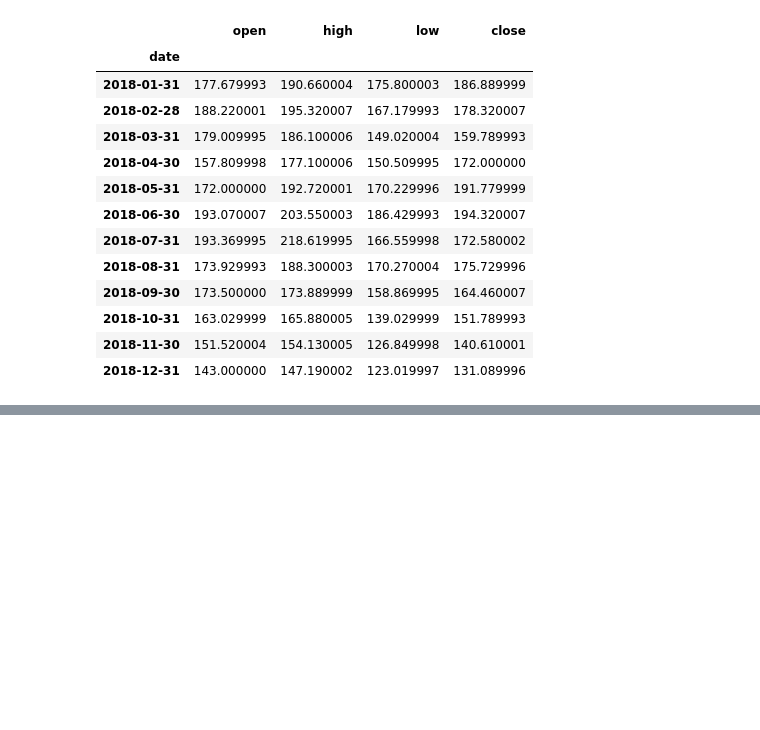
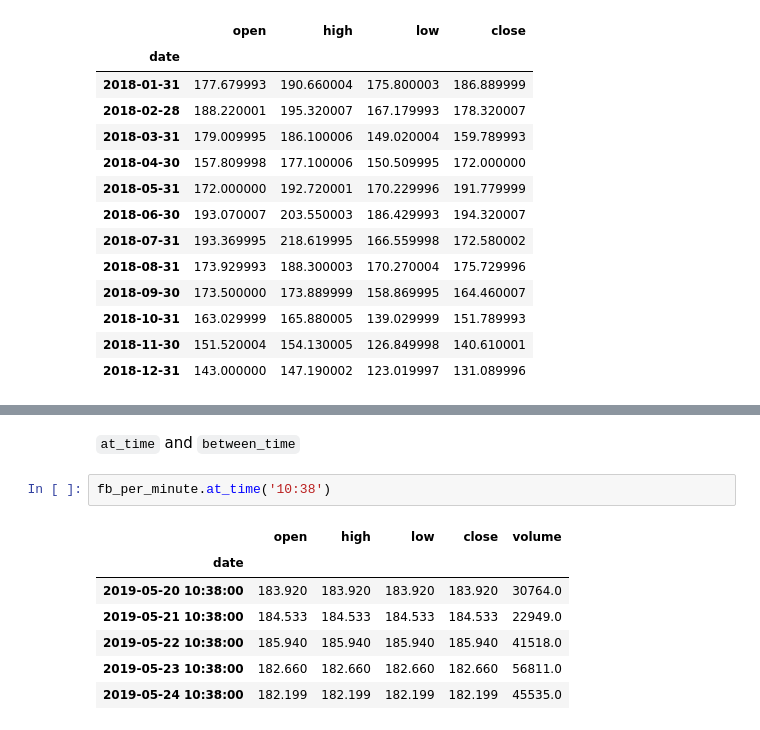
Before and after one commit to nadia-paz/ds-learning, a Jupyter notebook: data_analysis_pandas/08_time_series.ipynb, the cells around one changed output, grey strips where cells are left out. Saved outputs shown, nothing was run; the diff lists cells and outputs as text; blank space fills up the shorter version.

```diff
--- a/data_analysis_pandas/08_time_series.ipynb
+++ b/data_analysis_pandas/08_time_series.ipynb
@@ -102,0 +121,12 @@ Example:
+# %% [markdown]
+`at_time` and `between_time`
+# %%
+fb_per_minute.at_time('10:38')
+# %% [output]
+|  | open | high | low | close | volume |
+| date |  |  |  |  |  |
+| 2019-05-20 10:38:00 | 183.920 | 183.920 | 183.920 | 183.920 | 30764.0 |
+| 2019-05-21 10:38:00 | 184.533 | 184.533 | 184.533 | 184.533 | 22949.0 |
+| 2019-05-22 10:38:00 | 185.940 | 185.940 | 185.940 | 185.940 | 41518.0 |
+| 2019-05-23 10:38:00 | 182.660 | 182.660 | 182.660 | 182.660 | 56811.0 |
+| 2019-05-24 10:38:00 | 182.199 | 182.199 | 182.199 | 182.199 | 45535.0 |
```
Also changed, not shown: parts of 15 cells of this notebook.
